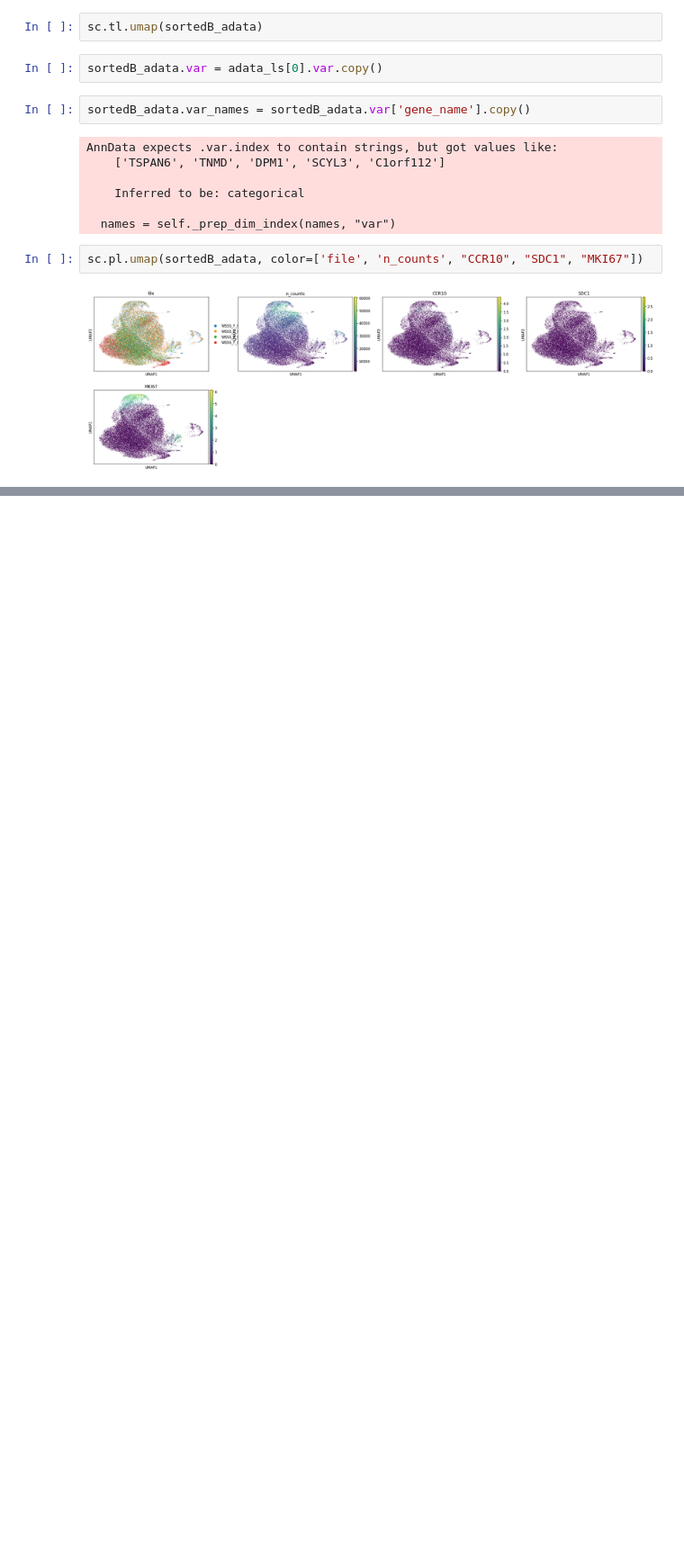
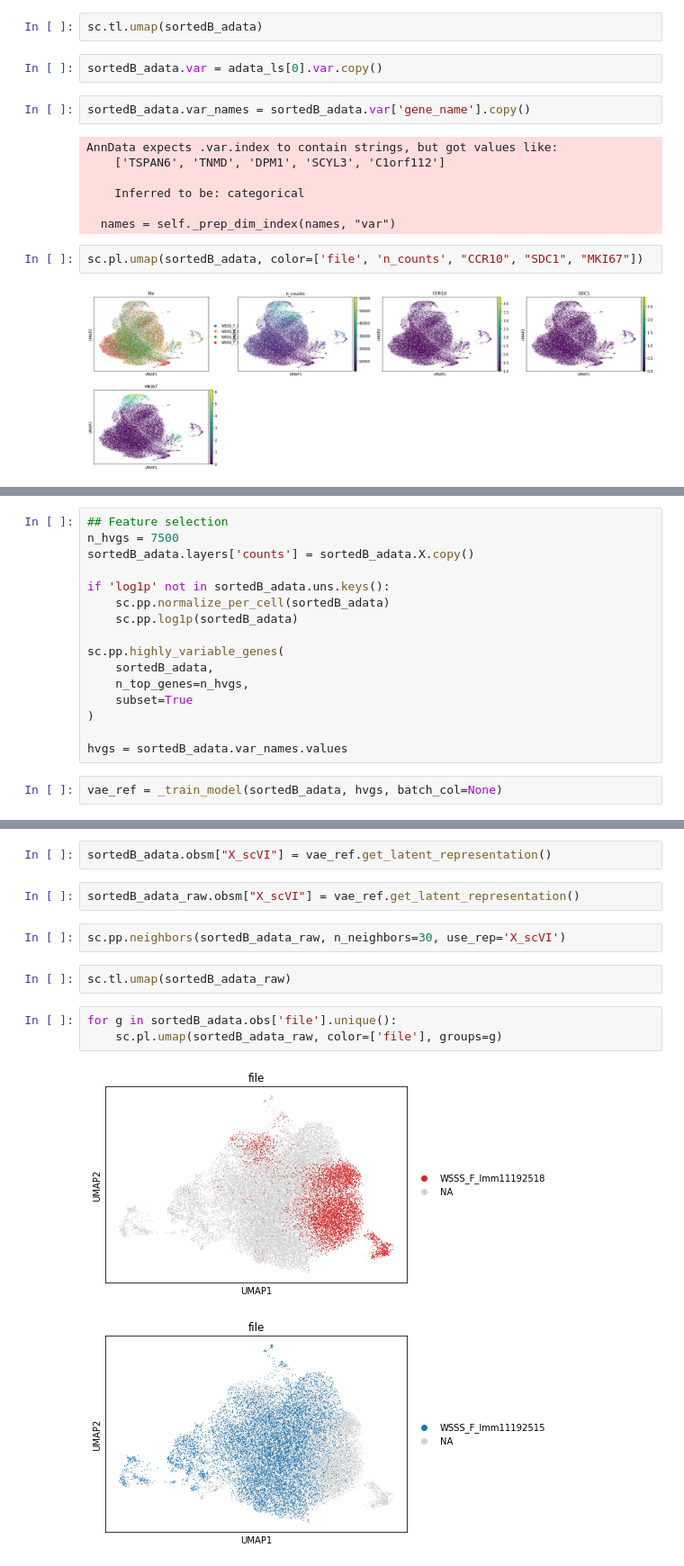
Before and after one commit to Teichlab/Pan_fetal_immune, a Jupyter notebook: src/08_B1/B1_sortedBcell_mapping.ipynb, the cells around one changed output, grey strips where cells are left out. Shown at 90% size. Cells and saved outputs as stored; diff of their text form; blank space fills up the shorter version.

```diff
--- a/src/08_B1/B1_sortedBcell_mapping.ipynb
+++ b/src/08_B1/B1_sortedBcell_mapping.ipynb
@@ -136,0 +191,18 @@ sc.pl.umap(sortedB_adata, color=['file', 'n_counts', "CCR10", "SDC1", "MKI67"])
+# %%
+## Feature selection
+n_hvgs = 7500
+sortedB_adata.layers['counts'] = sortedB_adata.X.copy()
+
+if 'log1p' not in sortedB_adata.uns.keys():
+    sc.pp.normalize_per_cell(sortedB_adata)
+    sc.pp.log1p(sortedB_adata)
+
+sc.pp.highly_variable_genes(
+    sortedB_adata,
+    n_top_genes=n_hvgs,
+    subset=True
+)
+
+hvgs = sortedB_adata.var_names.values
+# %%
+vae_ref = _train_model(sortedB_adata, hvgs, batch_col=None)
@@ -136,0 +220,14 @@ sc.pl.umap(sortedB_adata, color=['file', 'n_counts', "CCR10", "SDC1", "MKI67"])
+# %%
+sortedB_adata.obsm["X_scVI"] = vae_ref.get_latent_representation()
+# %%
+sortedB_adata_raw.obsm["X_scVI"] = vae_ref.get_latent_representation()
+# %%
+sc.pp.neighbors(sortedB_adata_raw, n_neighbors=30, use_rep='X_scVI')
+# %%
+sc.tl.umap(sortedB_adata_raw)
+# %%
+for g in sortedB_adata.obs['file'].unique():
+    sc.pl.umap(sortedB_adata_raw, color=['file'], groups=g)
+# %% [output]
+[figure, added]
+[figure, added]
```
Also changed, not shown: parts of 11 cells of this notebook, 2 other files.
